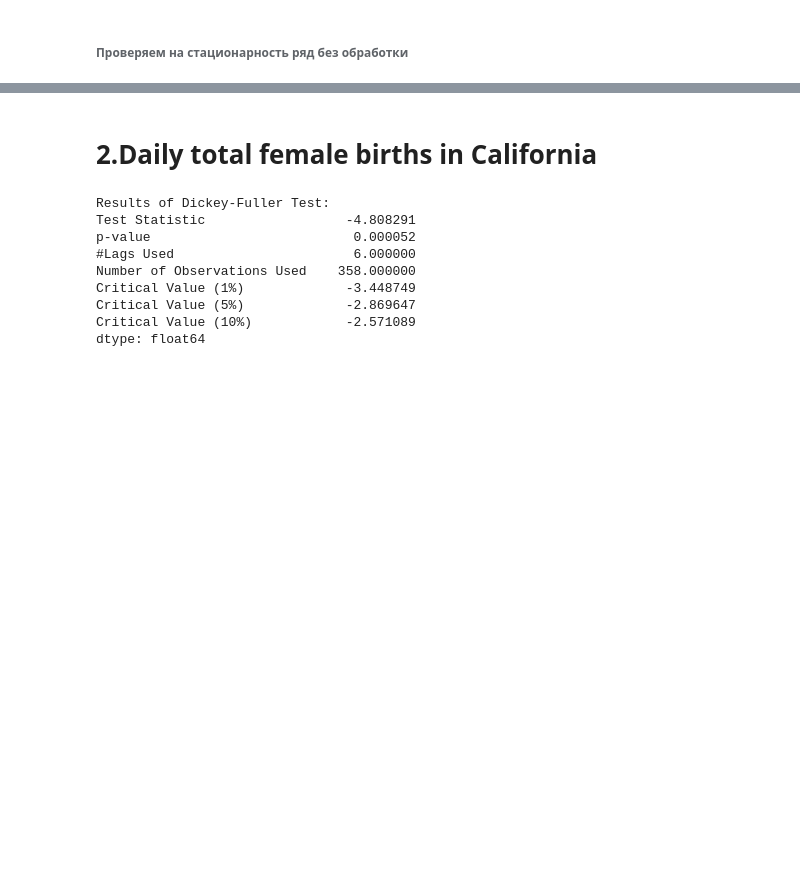
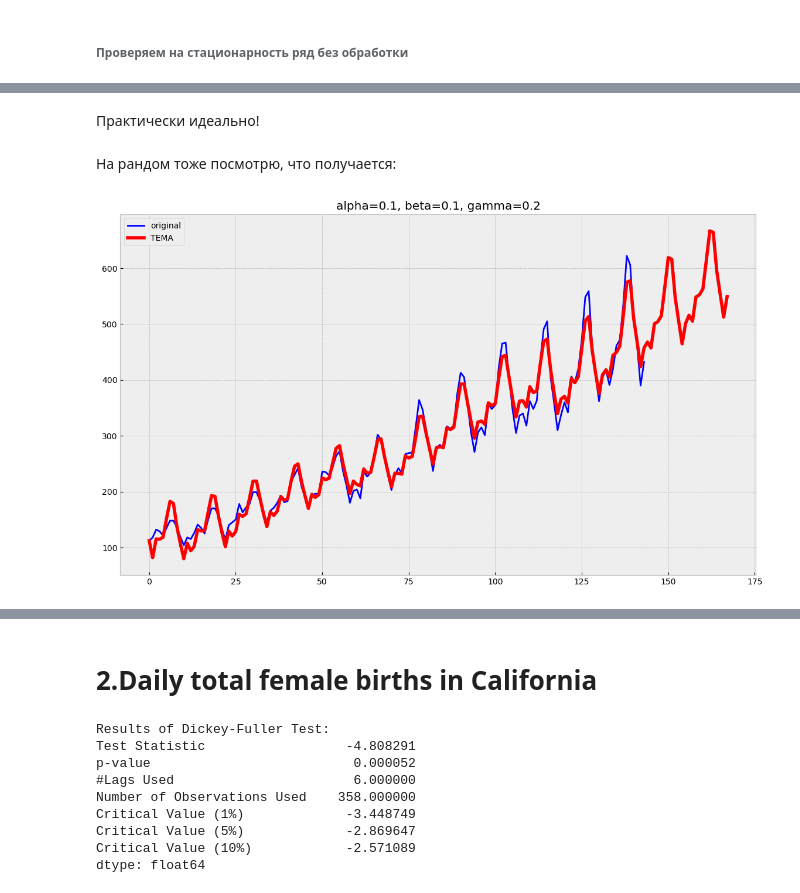
Before and after one commit to ksurashanti/ML, a Jupyter notebook: 3.2 Элементарные методы анализа временных рядов.ipynb, the cells around one changed output, grey strips where cells are left out. Saved outputs shown, nothing was run; the diff lists cells and outputs as text; code cells hidden in the pictures; blank space fills up the shorter version.

```diff
--- a/3.2 Элементарные методы анализа временных рядов.ipynb
+++ b/3.2 Элементарные методы анализа временных рядов.ipynb
@@ -126,0 +89,3 @@ plot_dema(0.1, 0.9) #наоборот, сгладили ряд. прям сил
+# %%
+def initial_trend(series, season_len): #оцениваем первые три компоненты, с которых рекурсивная формула начнётся
+    return sum([float(series[i + season_len] - series[i]) / season_len]) / season_len
@@ -126,0 +107,21 @@ plot_dema(0.1, 0.9) #наоборот, сгладили ряд. прям сил
+# %%
+#тройное экспоненциальное сглаживание
+def triple_exponential_smoothing(series, slen, alpha, beta, gamma, n_preds):
+    result = []
+    seasonals = initial_seasonal_components(series, slen)
+    for i in range(len(series)+n_preds):
+        if i == 0: # initial values
+            smooth = series[0]
+            trend = initial_trend(series, slen)
+            result.append(series[0])
+            continue
+        if i >= len(series): # we are forecasting
+            m = i - len(series) + 1
+            result.append((smooth + m*trend) + seasonals[i%slen])
+        else:
+            val = series[i]
+            last_smooth, smooth = smooth, alpha*(val-seasonals[i%slen]) + (1-alpha)*(smooth+trend)
+            trend = beta * (smooth-last_smooth) + (1-beta)*trend
+            seasonals[i%slen] = gamma*(val-smooth) + (1-gamma)*seasonals[i%slen]
+            result.append(smooth+trend+seasonals[i%slen])
+    return result
@@ -126,0 +181,8 @@ plot_dema(0.1, 0.9) #наоборот, сгладили ряд. прям сил
+# %% [markdown]
+Практически идеально!
+# %% [markdown]
+На рандом тоже посмотрю, что получается:
+# %%
+plot_tema(0.1, 0.1, 0.2)
+# %% [output]
+[figure, added]
```
Also changed, not shown: parts of 47 cells of this notebook.
